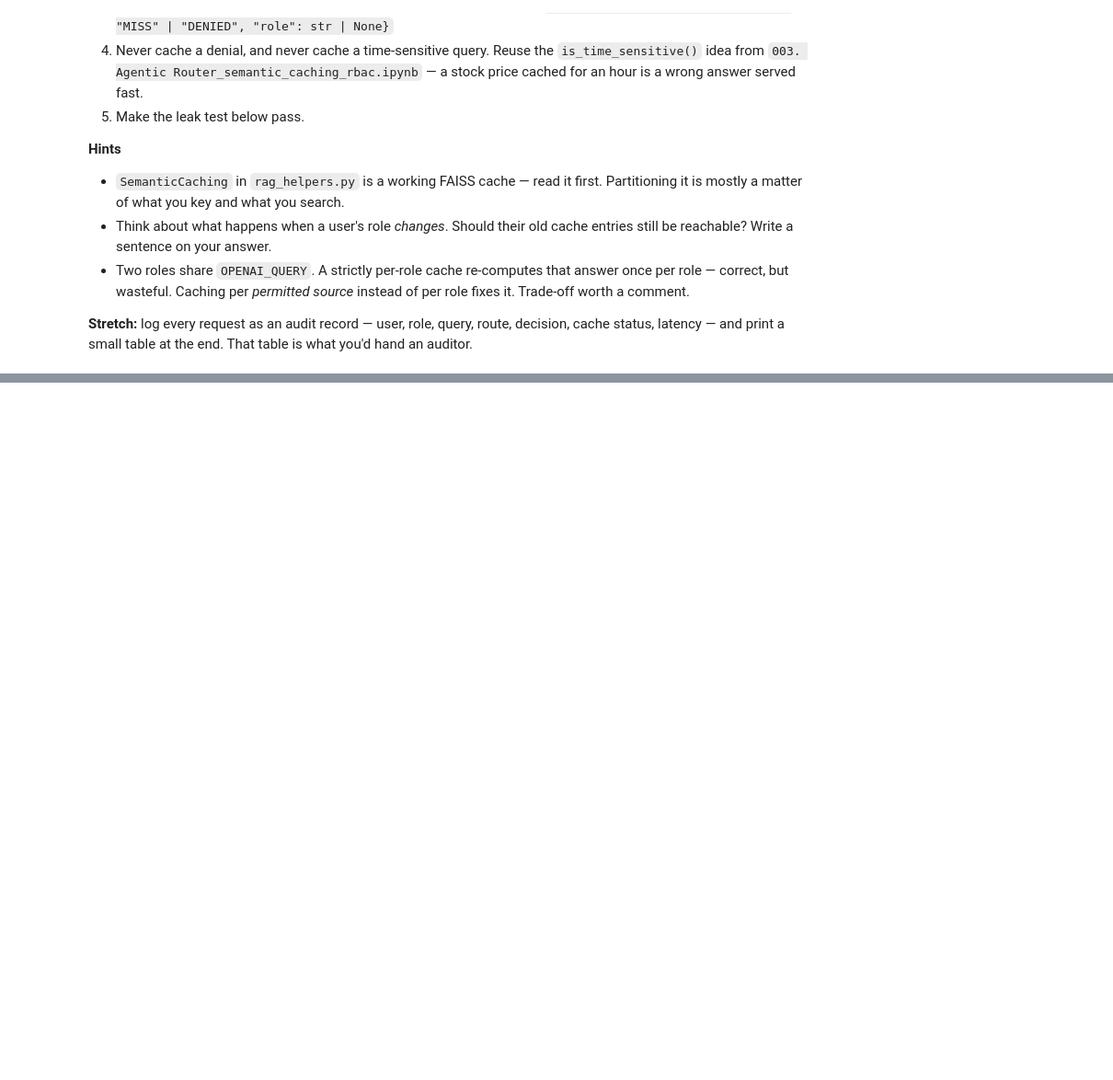
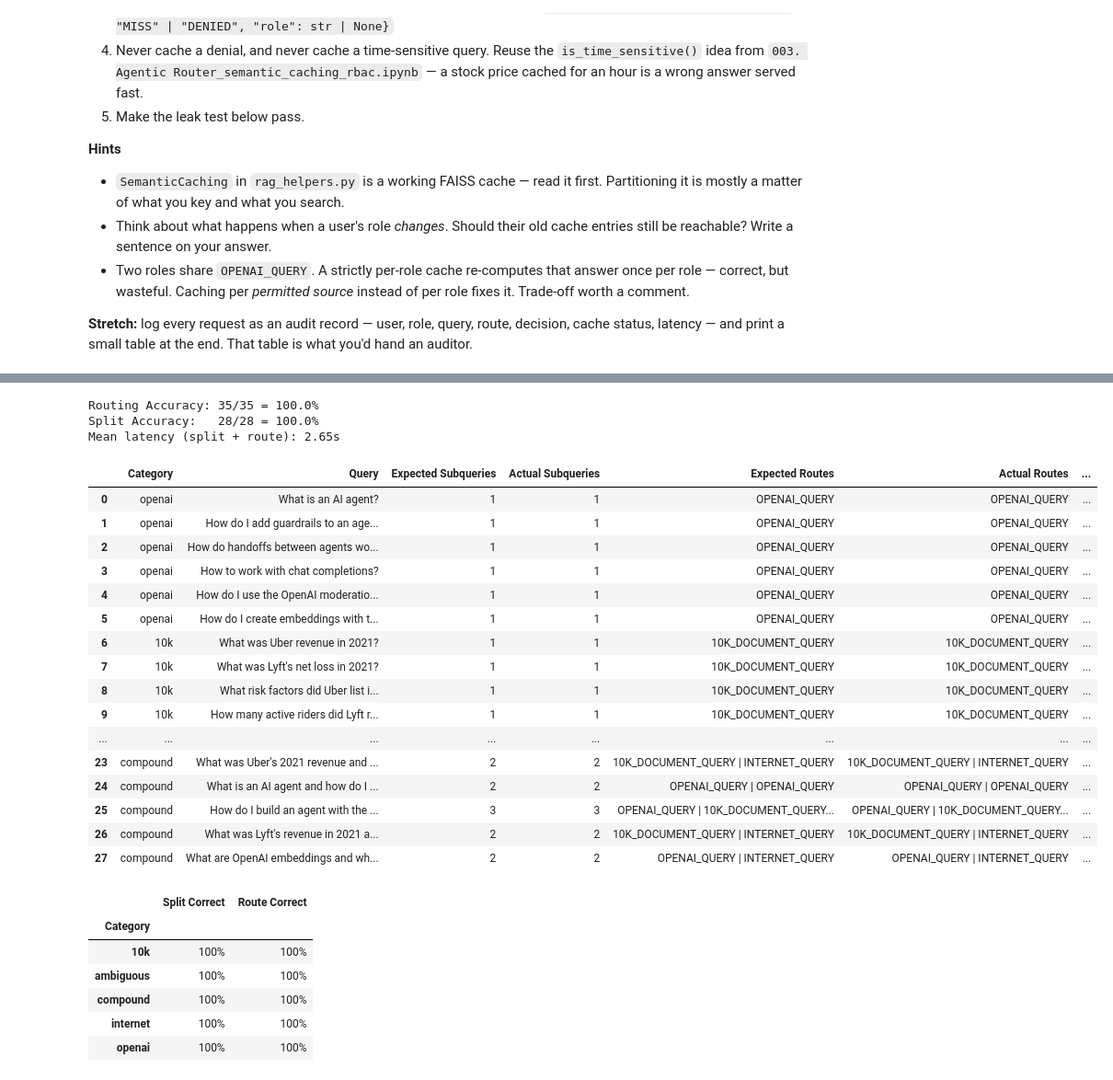
Before and after one commit to anuraglahon16/agentic-router-assignment, a Jupyter notebook: 001. Agentic Router.ipynb, the cells around one changed output, grey strips where cells are left out. Shown at 92% size. Cells and saved outputs as stored; diff of their text form; code cells hidden in the pictures; blank space fills up the shorter version.

```diff
--- a/001. Agentic Router.ipynb
+++ b/001. Agentic Router.ipynb
@@ -433,3 +367,19 @@ def route_query(user_query: str):
+# %%
+# The router prompt (unchanged) and its parsing live in src/router.py:
+#   1. structured output — chat.completions.parse(response_format=RouteDecision) validates the JSON
+#   2. defensive parser  — strips code fences / prose, extracts the JSON, validates the route label
+#   3. fallback          — INTERNET_QUERY, exactly as the original router did on errors
+from src.router import ROUTER_PROMPT, RouteDecision, route_query as _route_query
+
+
+def route_query(user_query: str) -> dict:
+    """
+    Classify a query into OPENAI_QUERY / 10K_DOCUMENT_QUERY / INTERNET_QUERY.
+
+    Returns the same dict as before ({"action", "reason", "answer"}) plus
+    "parsed_by": "structured" | "parser" | "fallback".
+    """
+    return _route_query(user_query, openaiclient)
 # %%
 route_query("what is the revenue of uber in 2021?")
 # %% [output]
@@ -487,10 +439,10 @@ if IN_COLAB:
 # %%
 # 🗄️ Initializing Qdrant client with the local path to the vector database
 # Prebuilt collections (10-K and OpenAI docs) — cloned on Colab, already present locally.
-import os
-
 _MODULE = "modules/Module_3_Production_Agentic_RAG_AI_Systems"
-if IN_COLAB:
+if os.getenv("QDRANT_PATH"):                 # explicit override, e.g. data checked out elsewhere
+    QDRANT_PATH = os.getenv("QDRANT_PATH")
+elif IN_COLAB:
     QDRANT_PATH = f"/content/multi-agent-course/{_MODULE}/Agentic_RAG/qdrant_data"
 else:
     # the notebook lives in the module folder, so the data sits right next to it
@@ -1951,0 +1505,47 @@ bob     | finance_analyst  | 10K_DOCUMENT_QUERY  | ALLOW    | MISS   | 3088
+# %%
+import pandas as pd
+from IPython.display import display
+from src import evaluation as ev
+
+pd.set_option("display.max_colwidth", 90)
+pd.set_option("display.width", 250)
+
+routing_df, routing_summary = ev.run_routing_eval(ctx)
+
+print(f"Routing Accuracy: {routing_summary['correct_route_decisions']}/{routing_summary['route_decisions']}"
+      f" = {routing_summary['routing_accuracy']:.1%}")
+print(f"Split Accuracy:   {int(routing_df['Split Correct'].sum())}/{len(routing_df)}"
+      f" = {routing_summary['split_accuracy']:.1%}")
+print(f"Mean latency (split + route): {routing_summary['mean_latency_s']:.2f}s\n")
+
+display(routing_df[["Category", "Query", "Expected Subqueries", "Actual Subqueries", "Expected Routes",
+                    "Actual Routes", "Split Correct", "Route Correct", "Latency"]])
+display(routing_df.groupby("Category")[["Split Correct", "Route Correct"]].mean().style.format("{:.0%}"))
+# %% [output]
+Routing Accuracy: 35/35 = 100.0%
+Split Accuracy:   28/28 = 100.0%
+Mean latency (split + route): 2.65s
+|  | Category | Query | Expected Subqueries | Actual Subqueries | Expected Routes | Actual Routes | ... |
+| 0 | openai | What is an AI agent? | 1 | 1 | OPENAI_QUERY | OPENAI_QUERY | ... |
+| 1 | openai | How do I add guardrails to an age... | 1 | 1 | OPENAI_QUERY | OPENAI_QUERY | ... |
+| 2 | openai | How do handoffs between agents wo... | 1 | 1 | OPENAI_QUERY | OPENAI_QUERY | ... |
+| 3 | openai | How to work with chat completions? | 1 | 1 | OPENAI_QUERY | OPENAI_QUERY | ... |
+| 4 | openai | How do I use the OpenAI moderatio... | 1 | 1 | OPENAI_QUERY | OPENAI_QUERY | ... |
+| 5 | openai | How do I create embeddings with t... | 1 | 1 | OPENAI_QUERY | OPENAI_QUERY | ... |
+| 6 | 10k | What was Uber revenue in 2021? | 1 | 1 | 10K_DOCUMENT_QUERY | 10K_DOCUMENT_QUERY | ... |
+| 7 | 10k | What was Lyft's net loss in 2021? | 1 | 1 | 10K_DOCUMENT_QUERY | 10K_DOCUMENT_QUERY | ... |
+| 8 | 10k | What risk factors did Uber list i... | 1 | 1 | 10K_DOCUMENT_QUERY | 10K_DOCUMENT_QUERY | ... |
+| 9 | 10k | How many active riders did Lyft r... | 1 | 1 | 10K_DOCUMENT_QUERY | 10K_DOCUMENT_QUERY | ... |
+| ... | ... | ... | ... | ... | ... | ... | ... |
+| 23 | compound | What was Uber's 2021 revenue and ... | 2 | 2 | 10K_DOCUMENT_QUERY | INTERNET_QUERY | 10K_DOCUMENT_QUERY | INTERNET_QUERY | ... |
+| 24 | compound | What is an AI agent and how do I ... | 2 | 2 | OPENAI_QUERY | OPENAI_QUERY | OPENAI_QUERY | OPENAI_QUERY | ... |
+| 25 | compound | How do I build an agent with the ... | 3 | 3 | OPENAI_QUERY | 10K_DOCUMENT_QUERY... | OPENAI_QUERY | 10K_DOCUMENT_QUERY... | ... |
+| 26 | compound | What was Lyft's revenue in 2021 a... | 2 | 2 | 10K_DOCUMENT_QUERY | INTERNET_QUERY | 10K_DOCUMENT_QUERY | INTERNET_QUERY | ... |
+| 27 | compound | What are OpenAI embeddings and wh... | 2 | 2 | OPENAI_QUERY | INTERNET_QUERY | OPENAI_QUERY | INTERNET_QUERY | ... |
+|  | Split Correct | Route Correct |
+| Category |  |  |
+| 10k | 100% | 100% |
+| ambiguous | 100% | 100% |
+| compound | 100% | 100% |
+| internet | 100% | 100% |
+| openai | 100% | 100% |
```
Also changed, not shown: parts of 49 cells of this notebook, 15 other files.
